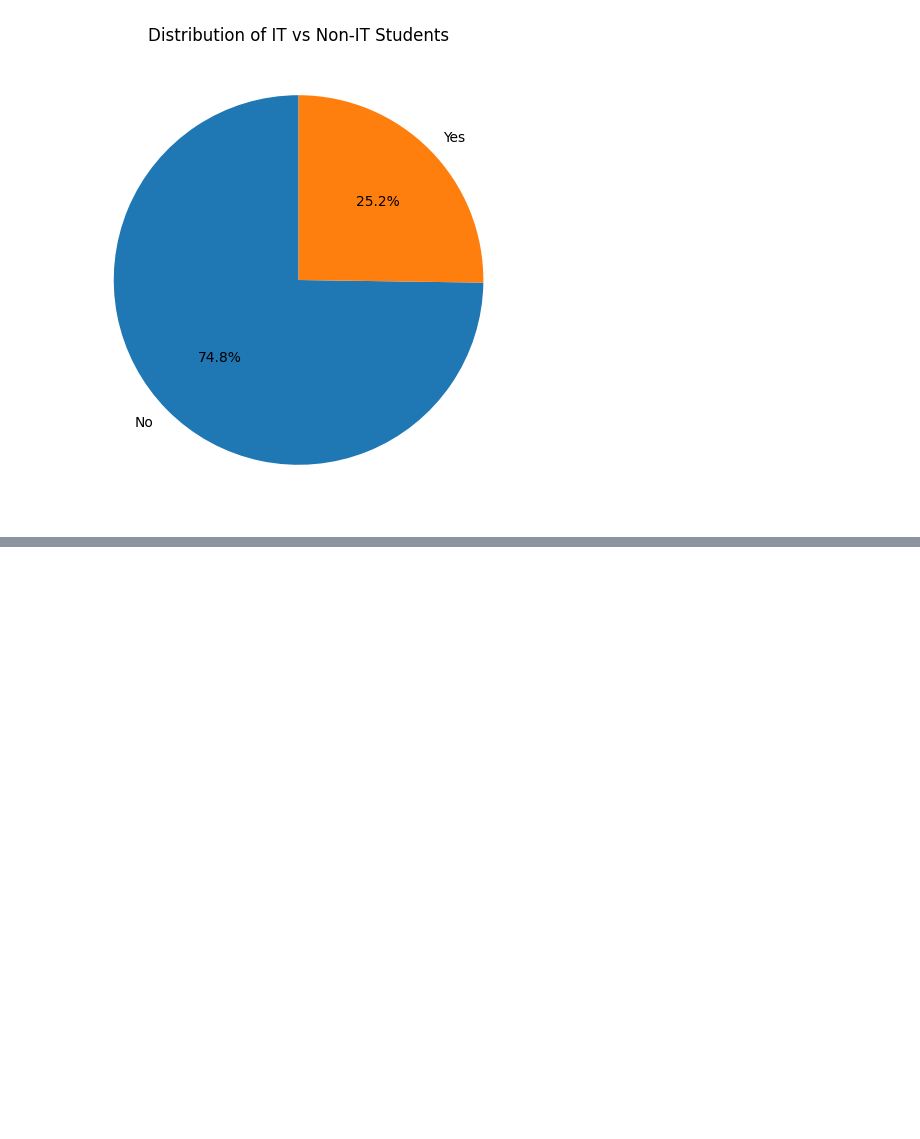
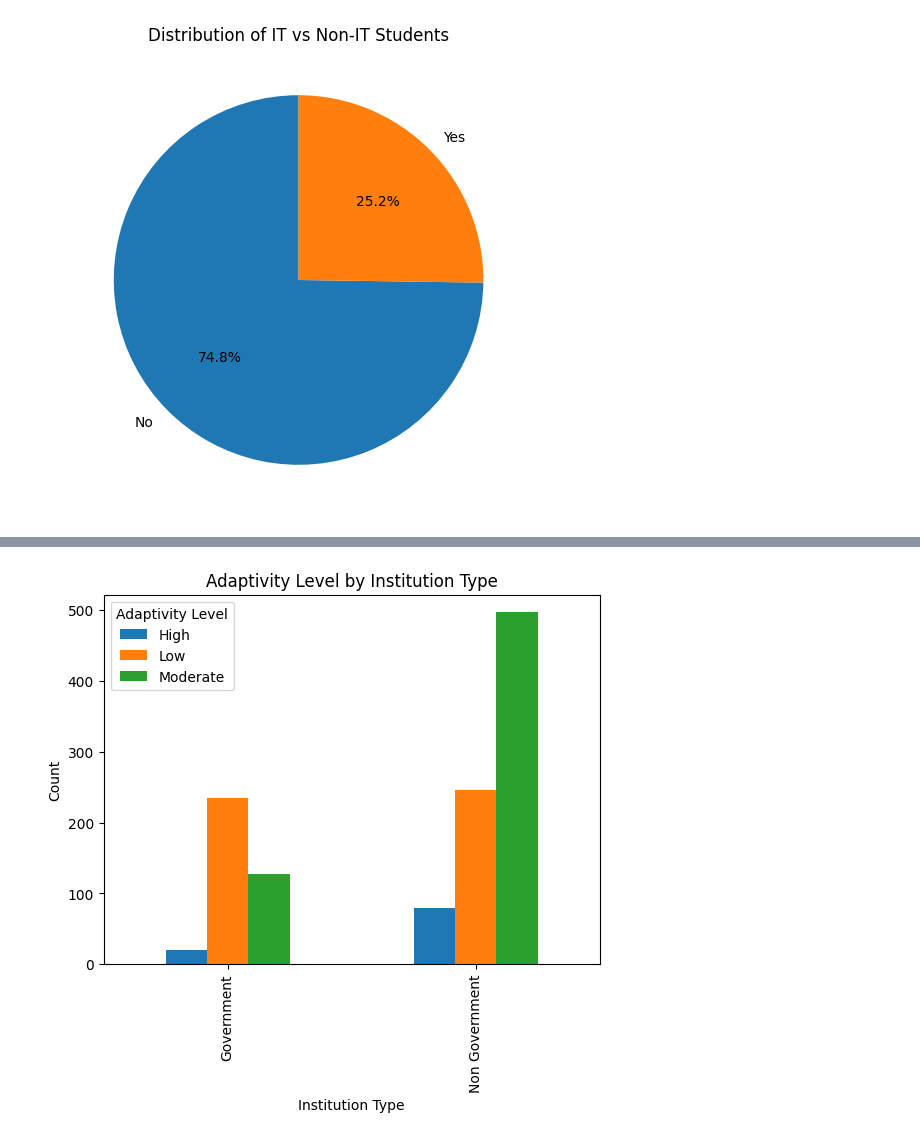
Before and after one commit to RandDahmash/Mining-project, a Jupyter notebook: Phase2.ipynb, the cells around one changed output, grey strips where cells are left out. Drawn from its saved outputs; the diff is of its cells as text; code cells hidden in the pictures; blank space fills up the shorter version.

```diff
--- a/Phase2.ipynb
+++ b/Phase2.ipynb
@@ -73,0 +74,7 @@ plt.show()
+# %%
+pd.crosstab(df["Institution Type"], df["Adaptivity Level"]).plot(kind="bar")
+plt.title("Adaptivity Level by Institution Type")
+plt.ylabel("Count")
+plt.show()
+# %% [output]
+[figure, added]
```
Also changed, not shown: parts of 5 cells of this notebook.
